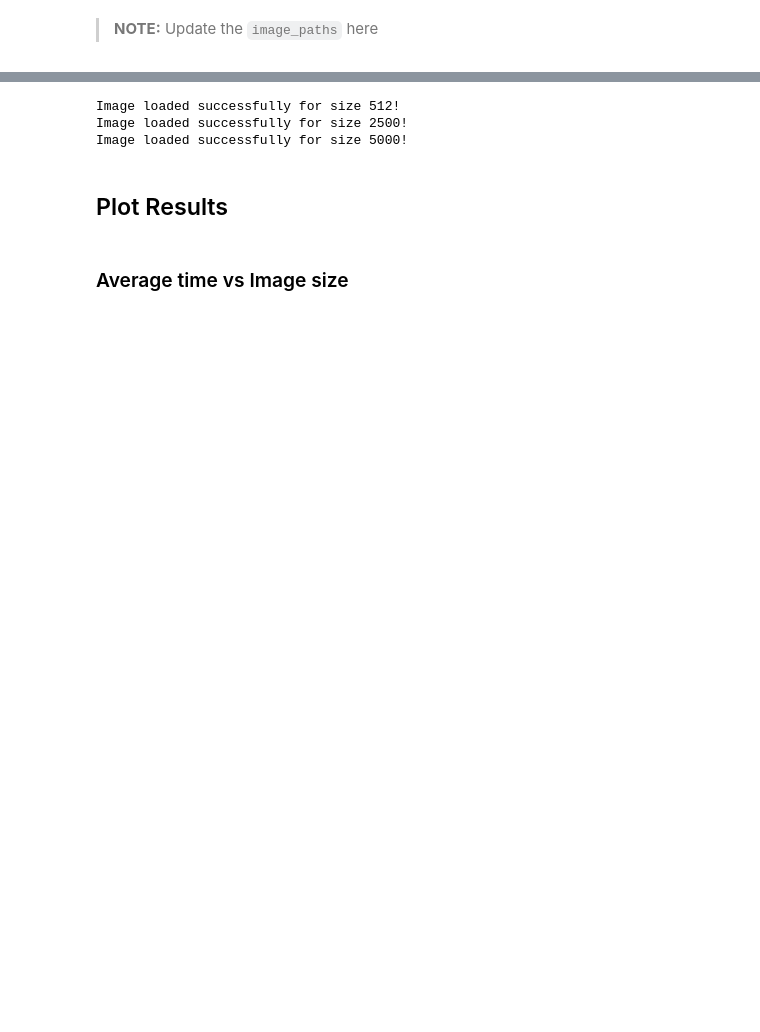
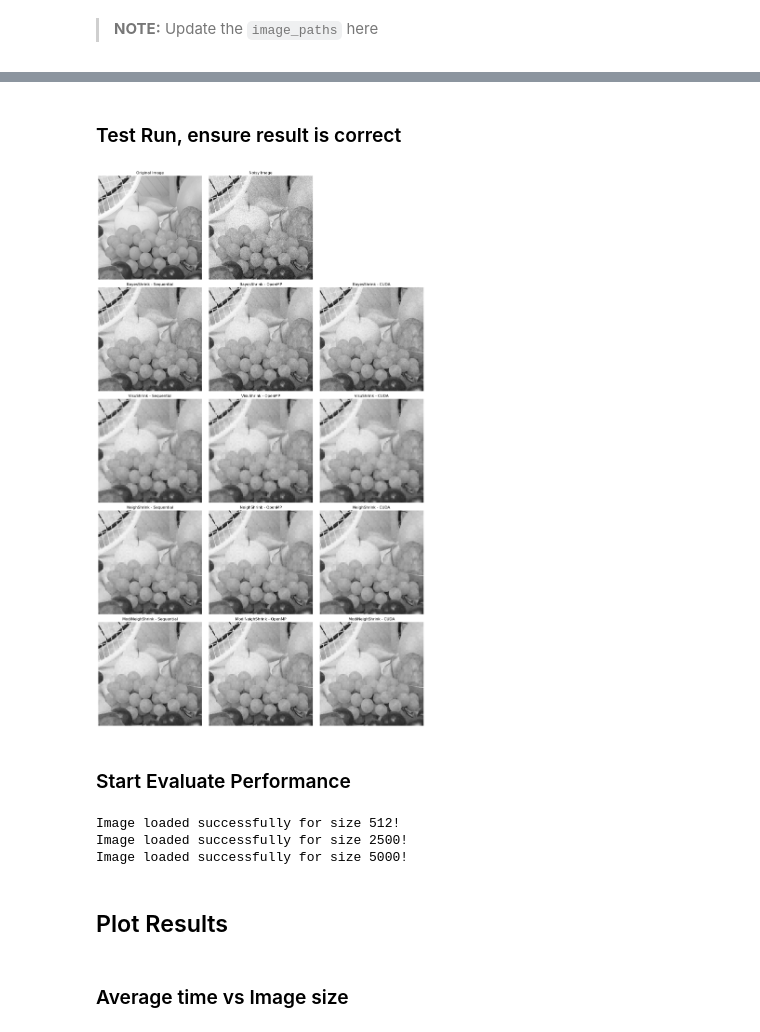
Before and after one commit to zkgan03/ImageDenoising-Parallel, a Jupyter notebook: PerformanceEvaluation.ipynb, the cells around one changed output, grey strips where cells are left out. Cells and saved outputs as stored; diff of their text form; code cells hidden in the pictures; blank space fills up the shorter version.

```diff
--- a/PerformanceEvaluation.ipynb
+++ b/PerformanceEvaluation.ipynb
@@ -607 +633,54 @@ def run_and_measure(repeat, func, *args, **kwargs):
+# %% [markdown]
+### Test Run, ensure result is correct
+# %%
+test_image = cv2.imread(image_paths["512"], imread)
+noisy_test_image = add_gaussian_noise(test_image, mean=0, sigma=25)
+n_channels = noisy_test_image.shape[2] if len(noisy_test_image.shape) >= 3 else 1
+
+# Convert images to RGB for proper display
+test_image_rgb = cv2.cvtColor(test_image, cv2.COLOR_BGR2RGB)
+noisy_test_image_rgb = cv2.cvtColor(noisy_test_image, cv2.COLOR_BGR2RGB)
+
+# Create a figure for plotting (1 additional row for test and noisy images)
+fig, axes = plt.subplots(len(algos) + 1, 3, figsize=(15, 5 * (len(algos) + 1)))
+
+# Plot the original and noisy images in the first row
+axes[0, 0].imshow(test_image_rgb)
+axes[0, 0].set_title("Original Image")
+axes[0, 0].axis("off")
+
+axes[0, 1].imshow(noisy_test_image_rgb)
+axes[0, 1].set_title("Noisy Image")
+axes[0, 1].axis("off")
+
+# Leave the third column in the first row empty
+axes[0, 2].axis("off")
+
+for row_idx, (algo_name, seq_func, openmp_func, cuda_func) in enumerate(algos, start=1):
+    # Measure execution time for each platform
+    seq_result = seq_func(noisy_test_image, n_channels, n_iterations)
+    openmp_result = openmp_func(noisy_test_image, n_channels, n_iterations)
+    cuda_result = cuda_func(noisy_test_image, n_channels, n_iterations)
+
+    seq_result = cv2.cvtColor(seq_result, cv2.COLOR_BGR2RGB)
+    openmp_result = cv2.cvtColor(openmp_result, cv2.COLOR_BGR2RGB)
+    cuda_result = cv2.cvtColor(cuda_result, cv2.COLOR_BGR2RGB)
+
+    # Plot the results
+    results = [seq_result, openmp_result, cuda_result]
+    titles = [f"{algo_name} - Sequential", f"{algo_name} - OpenMP", f"{algo_name} - CUDA"]
+
+    for col_idx, (result, title) in enumerate(zip(results, titles)):
+        ax = axes[row_idx][col_idx]
+        ax.imshow(result, cmap="gray")
+        ax.set_title(title)
+        ax.axis("off")
+
+# Adjust layout and show the plot
+plt.tight_layout()
+plt.show()
+# %% [output]
+[figure, added]
+# %% [markdown]
+### Start Evaluate Performance
 # %%
```
Also changed, not shown: parts of 8 cells of this notebook, 3 other files.
